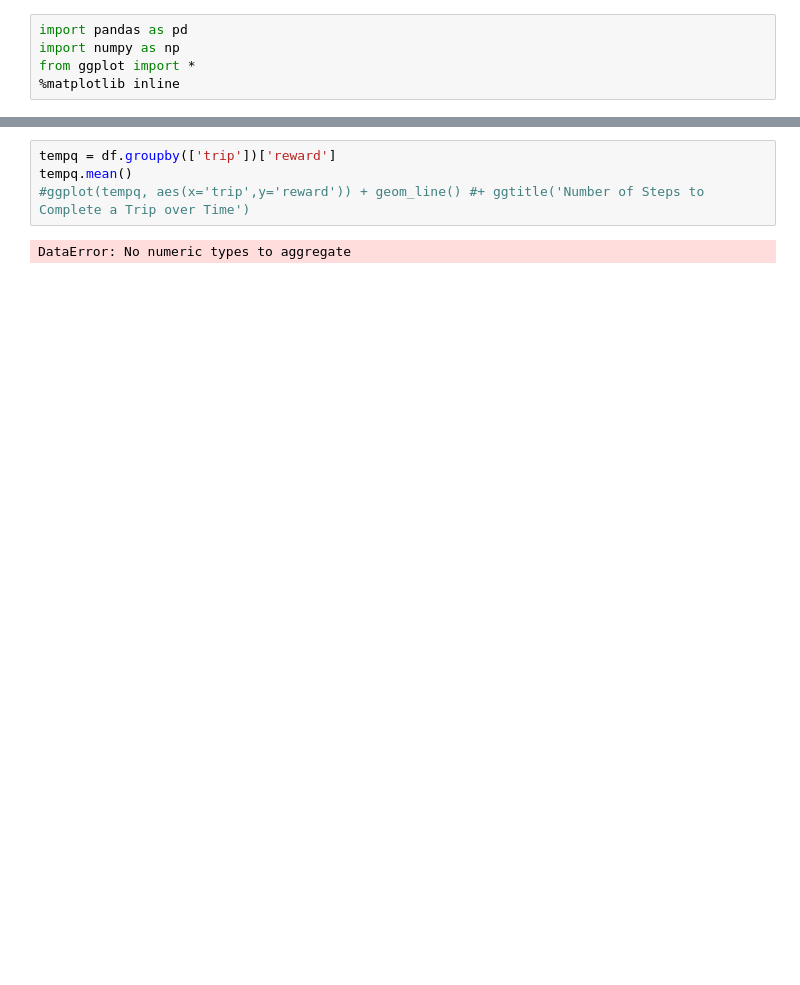
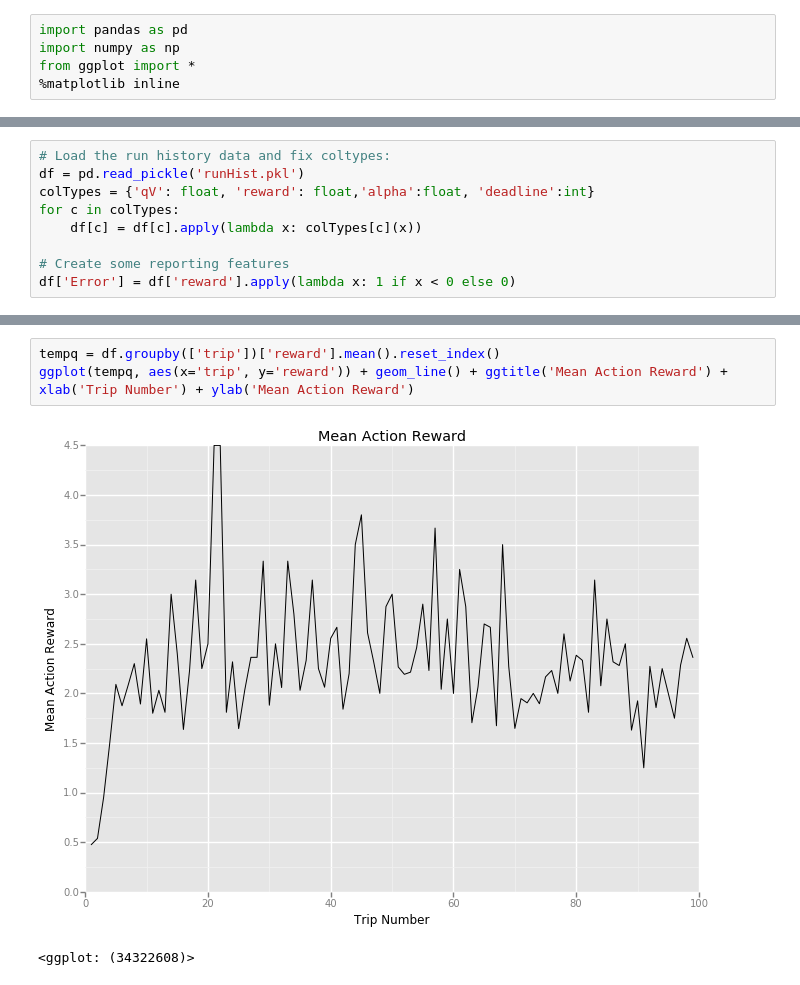
Before and after one commit to jank3/Machine-Learning-Engineer-Nanodegree, a Jupyter notebook: P4. Train a Smartcab/smartcab/smartcab/Performance Analysis.ipynb, the cells around one changed output, grey strips where cells are left out. Cells and saved outputs as stored; diff of their text form; blank space fills up the shorter version.

```diff
--- a/P4. Train a Smartcab/smartcab/smartcab/Performance Analysis.ipynb
+++ b/P4. Train a Smartcab/smartcab/smartcab/Performance Analysis.ipynb
@@ -35,0 +6,9 @@ ggplot(temp, aes(x='Trip Number',y='Steps to Complete')) + geom_line() + ggtitle
+# %%
+# Load the run history data and fix coltypes:
+df = pd.read_pickle('runHist.pkl')
+colTypes = {'qV': float, 'reward': float,'alpha':float, 'deadline':int}
+for c in colTypes:
+    df[c] = df[c].apply(lambda x: colTypes[c](x))
+
+# Create some reporting features
+df['Error'] = df['reward'].apply(lambda x: 1 if x < 0 else 0)
@@ -36,6 +40,6 @@ ggplot(temp, aes(x='Trip Number',y='Steps to Complete')) + geom_line() + ggtitle
 # %%
-tempq = df.groupby(['trip'])['reward']
-tempq.mean()
-#ggplot(tempq, aes(x='trip',y='reward')) + geom_line() #+ ggtitle('Number of Steps to Complete a Trip over Time')
+tempq = df.groupby(['trip'])['reward'].mean().reset_index()
+ggplot(tempq, aes(x='trip', y='reward')) + geom_line() + ggtitle('Mean Action Reward') + xlab('Trip Number') + ylab('Mean Action Reward')
 # %% [output]
+[figure, added]
-DataError: No numeric types to aggregate
+<ggplot: (34322608)>
```
Also changed, not shown: parts of 6 cells of this notebook, 5 other files.
